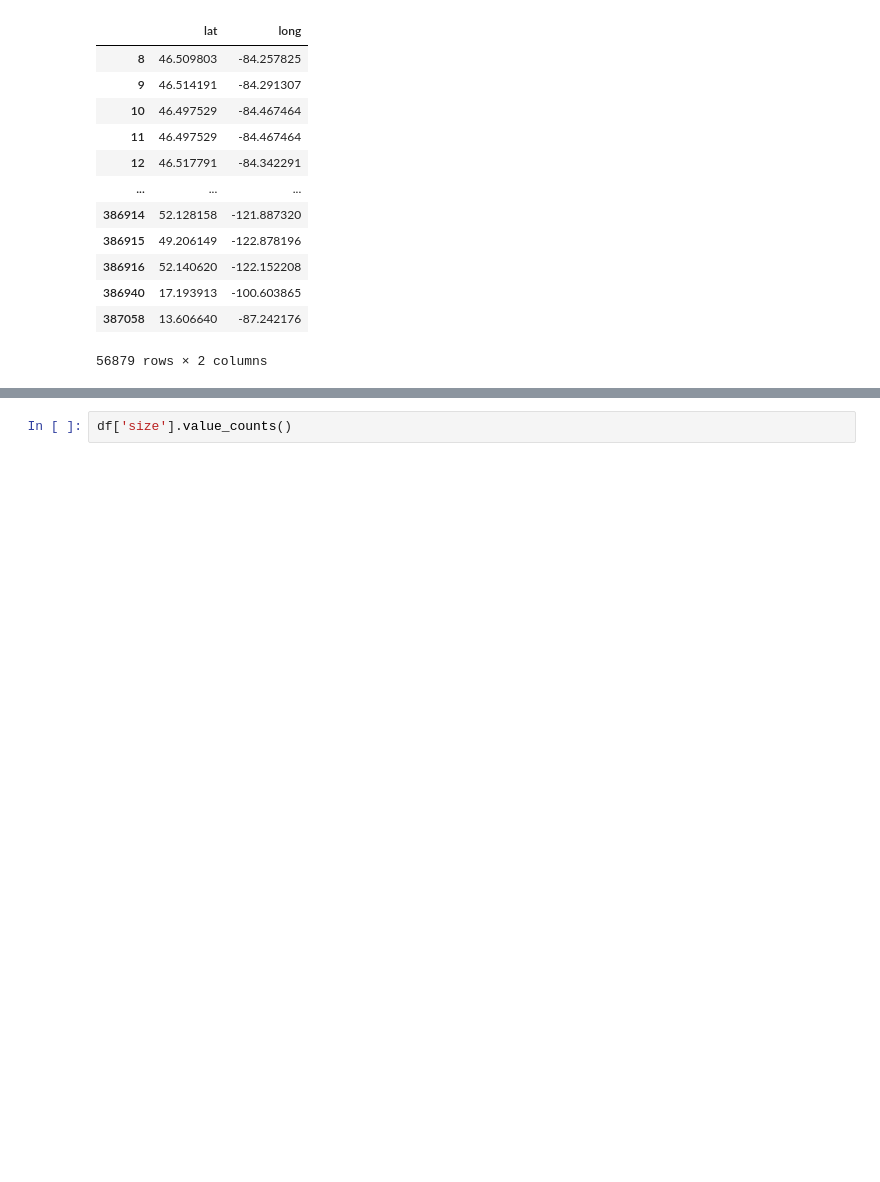
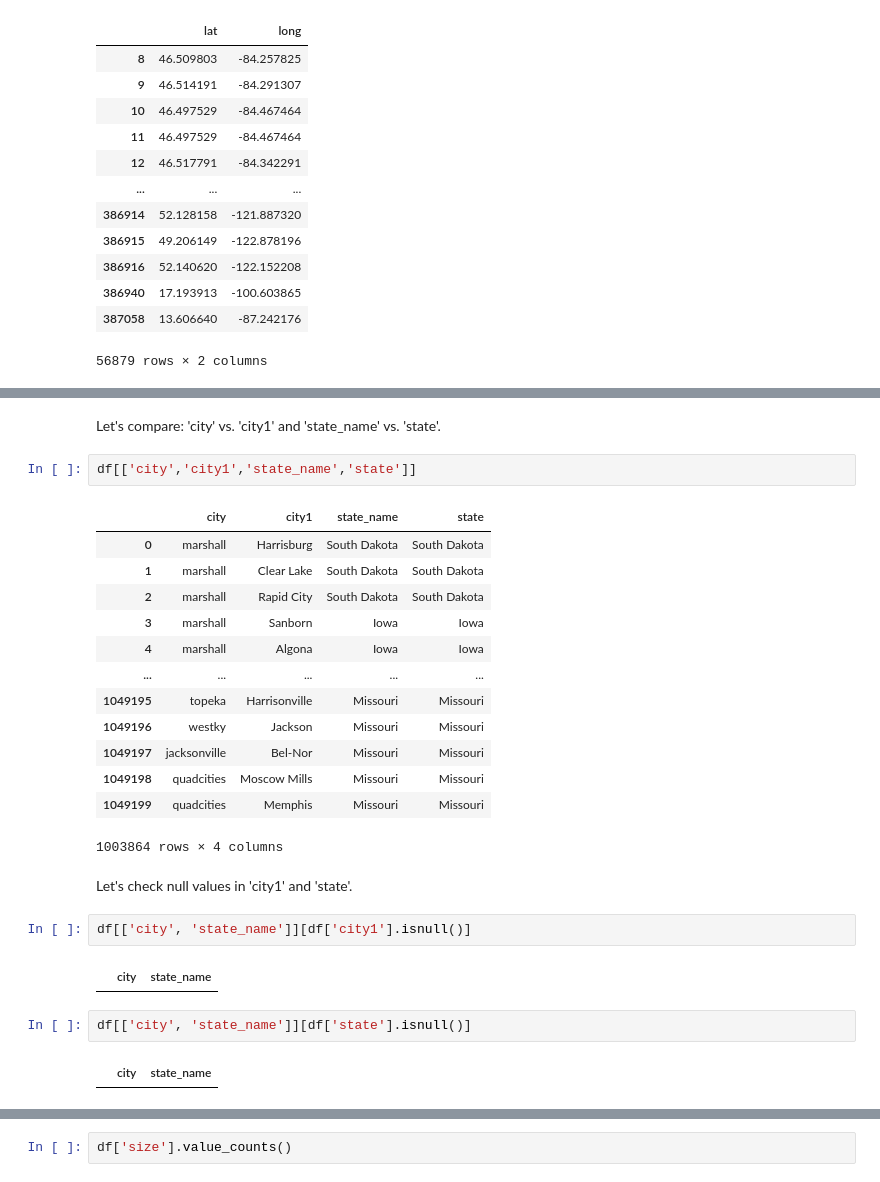
Before and after one commit to yuriyura/Springboard, a Jupyter notebook: Used Car Selling Information via Craigslist.ipynb, the cells around one changed output, grey strips where cells are left out. Saved outputs shown, nothing was run; the diff lists cells and outputs as text; blank space fills up the shorter version.

```diff
--- a/Used Car Selling Information via Craigslist.ipynb
+++ b/Used Car Selling Information via Craigslist.ipynb
@@ -565,0 +563,28 @@ And drop unnecessary columns as well.
+# %% [markdown]
+Let's compare: 'city' vs. 'city1' and 'state_name' vs. 'state'.
+# %%
+df[['city','city1','state_name','state']]
+# %% [output]
+|  | city | city1 | state_name | state |
+| 0 | marshall | Harrisburg | South Dakota | South Dakota |
+| 1 | marshall | Clear Lake | South Dakota | South Dakota |
+| 2 | marshall | Rapid City | South Dakota | South Dakota |
+| 3 | marshall | Sanborn | Iowa | Iowa |
+| 4 | marshall | Algona | Iowa | Iowa |
+| ... | ... | ... | ... | ... |
+| 1049195 | topeka | Harrisonville | Missouri | Missouri |
+| 1049196 | westky | Jackson | Missouri | Missouri |
+| 1049197 | jacksonville | Bel-Nor | Missouri | Missouri |
+| 1049198 | quadcities | Moscow Mills | Missouri | Missouri |
+| 1049199 | quadcities | Memphis | Missouri | Missouri |
+1003864 rows × 4 columns
+# %% [markdown]
+Let's check null values in 'city1' and 'state'.
+# %%
+df[['city', 'state_name']][df['city1'].isnull()]
+# %% [output]
+|  | city | state_name |
+# %%
+df[['city', 'state_name']][df['state'].isnull()]
+# %% [output]
+|  | city | state_name |
```
Also changed, not shown: parts of 99 cells of this notebook.
